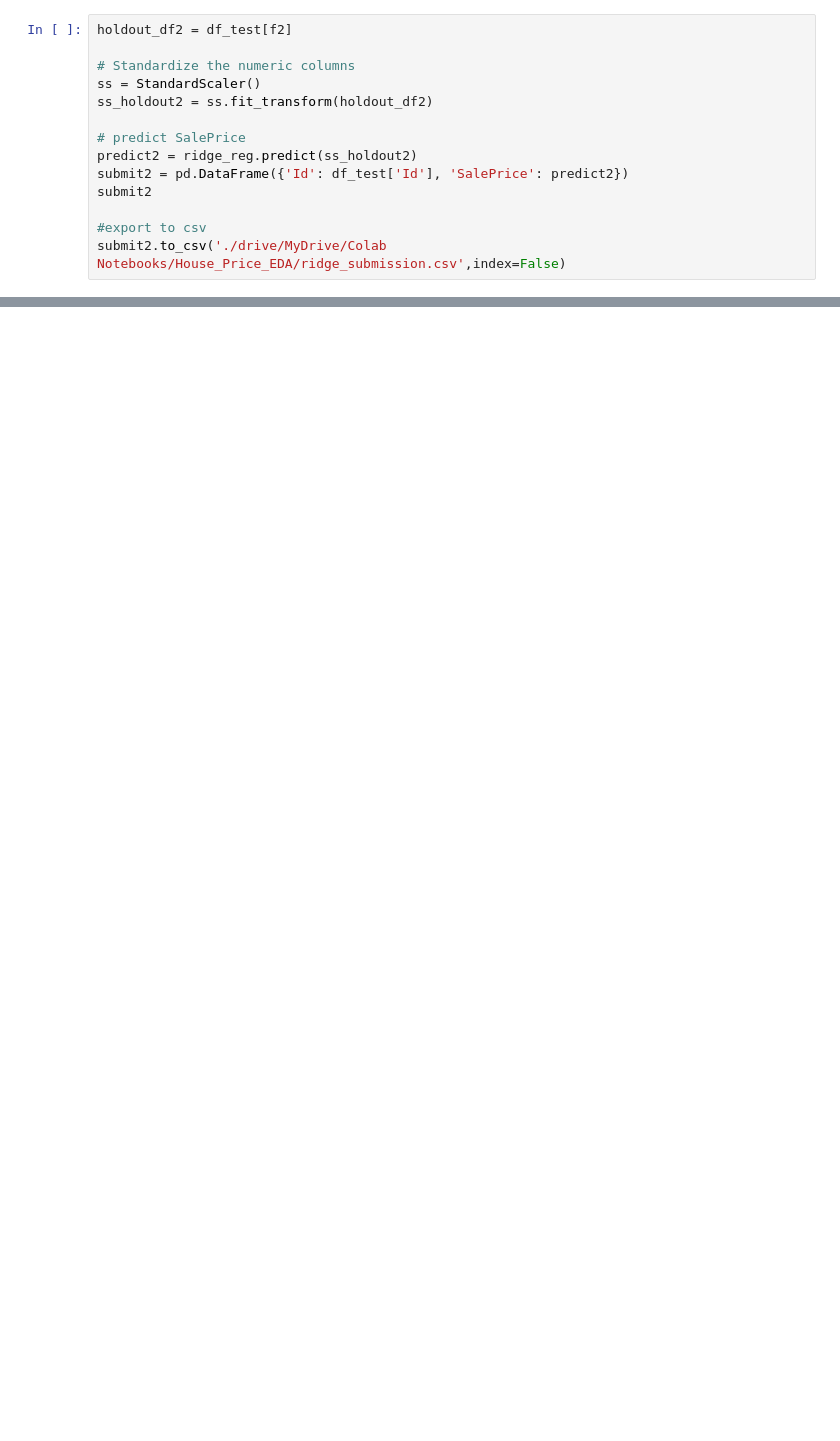
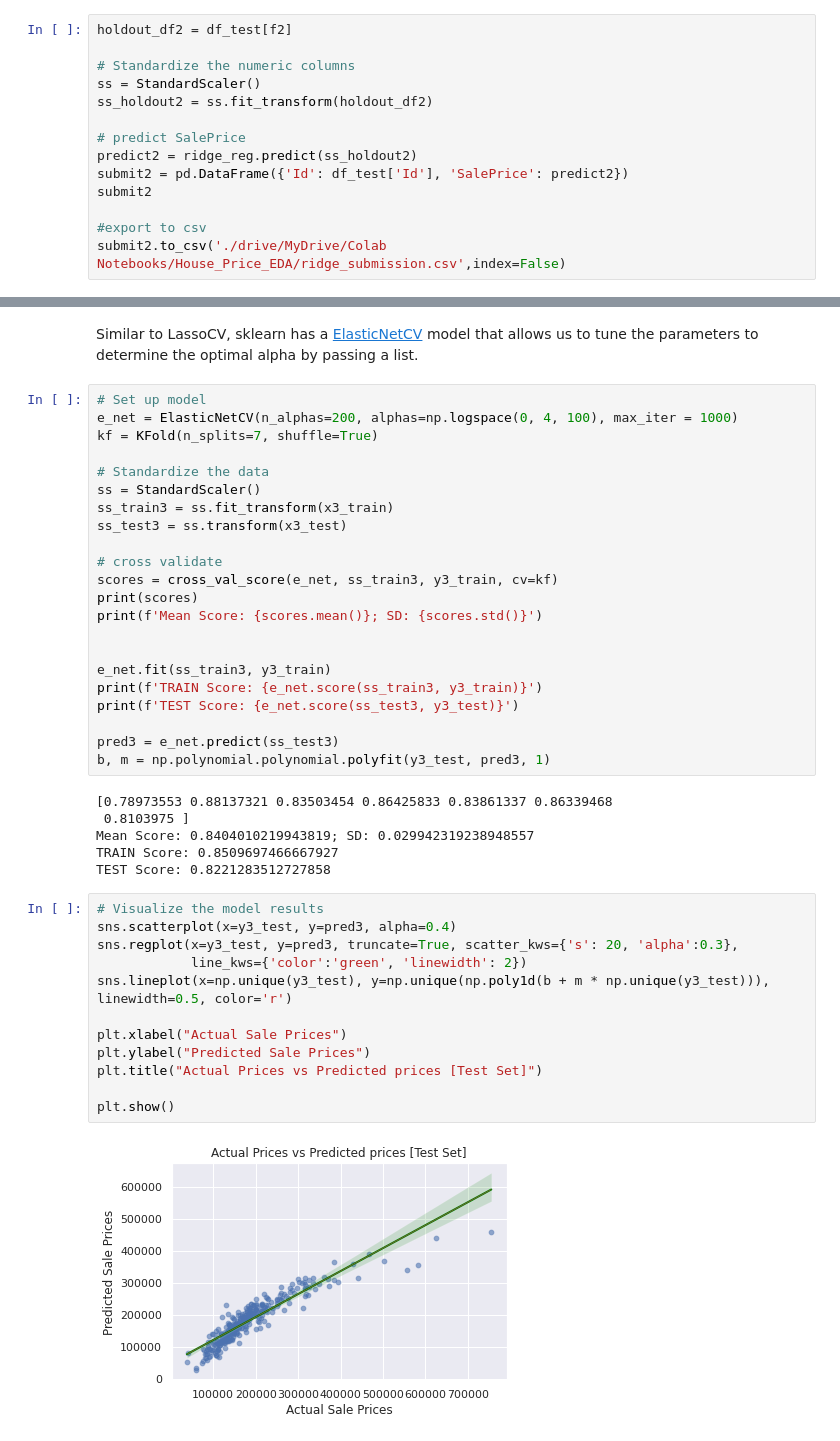
Before and after one commit to DrakeData/House_Price_EDA, a Jupyter notebook: MSDS422_Assignment3_Colab.ipynb, the cells around one changed output, grey strips where cells are left out. Drawn from its saved outputs; the diff is of its cells as text; blank space fills up the shorter version.

```diff
--- a/MSDS422_Assignment3_Colab.ipynb
+++ b/MSDS422_Assignment3_Colab.ipynb
@@ -507,0 +534,44 @@ submit2.to_csv('./drive/MyDrive/Colab Notebooks/House_Price_EDA/ridge_submission
+# %% [markdown]
+Similar to LassoCV, sklearn has a [ElasticNetCV](https://scikit-learn.org/stable/modules/generated/sklearn.linear_model.ElasticNetCV.html) model that allows us to tune the parameters to determine the optimal alpha by passing a list.
+# %%
+# Set up model
+e_net = ElasticNetCV(n_alphas=200, alphas=np.logspace(0, 4, 100), max_iter = 1000)
+kf = KFold(n_splits=7, shuffle=True)
+
+# Standardize the data
+ss = StandardScaler()
+ss_train3 = ss.fit_transform(x3_train)
+ss_test3 = ss.transform(x3_test)
+
+# cross validate
+scores = cross_val_score(e_net, ss_train3, y3_train, cv=kf)
+print(scores)
+print(f'Mean Score: {scores.mean()}; SD: {scores.std()}')
+
+
+e_net.fit(ss_train3, y3_train)
+print(f'TRAIN Score: {e_net.score(ss_train3, y3_train)}')
+print(f'TEST Score: {e_net.score(ss_test3, y3_test)}')
+
+pred3 = e_net.predict(ss_test3)
+b, m = np.polynomial.polynomial.polyfit(y3_test, pred3, 1)
+# %% [output]
+[0.78973553 0.88137321 0.83503454 0.86425833 0.83861337 0.86339468
+ 0.8103975 ]
+Mean Score: 0.8404010219943819; SD: 0.029942319238948557
+TRAIN Score: 0.8509697466667927
+TEST Score: 0.8221283512727858
+# %%
+# Visualize the model results
+sns.scatterplot(x=y3_test, y=pred3, alpha=0.4)
+sns.regplot(x=y3_test, y=pred3, truncate=True, scatter_kws={'s': 20, 'alpha':0.3},
+            line_kws={'color':'green', 'linewidth': 2})
+sns.lineplot(x=np.unique(y3_test), y=np.unique(np.poly1d(b + m * np.unique(y3_test))), linewidth=0.5, color='r')
+
+plt.xlabel("Actual Sale Prices")
+plt.ylabel("Predicted Sale Prices")
+plt.title("Actual Prices vs Predicted prices [Test Set]")
+
+plt.show()
+# %% [output]
+[figure, added]
```
Also changed, not shown: parts of 23 cells of this notebook.
